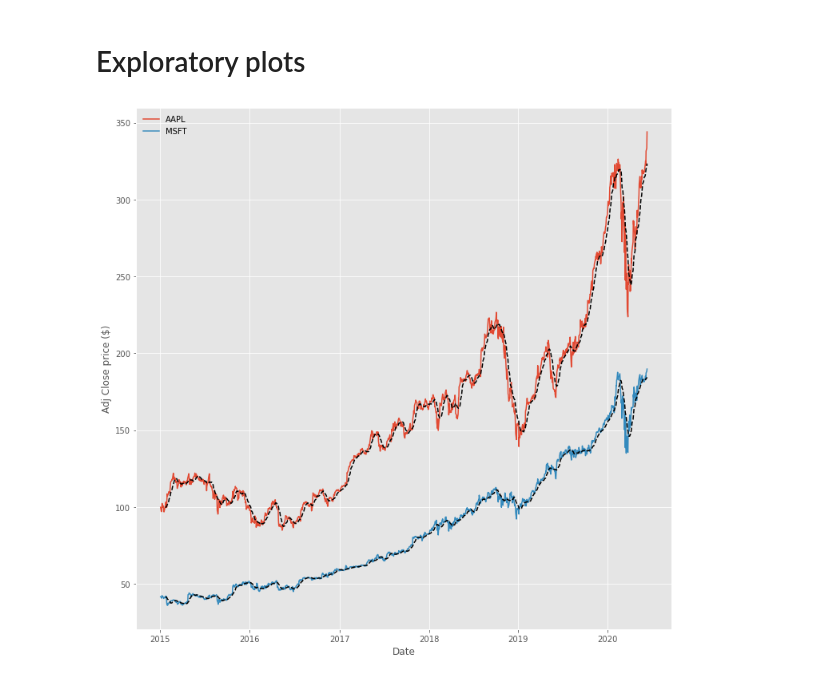
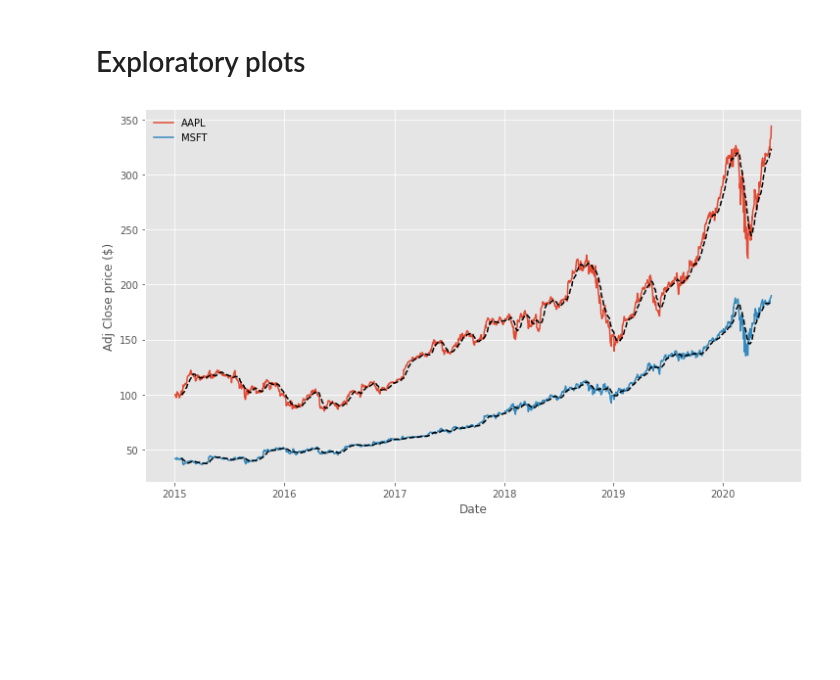
Before and after one commit to alex-rpd/StocksData, a Jupyter notebook: Stocks Data.ipynb, the cells around one changed output. Saved outputs shown, nothing was run; the diff lists cells and outputs as text; code cells hidden in the pictures; blank space fills up the shorter version.

Commit message:
modified figure, added comments

```diff
--- a/Stocks Data.ipynb
+++ b/Stocks Data.ipynb
@@ -52,24 +61,25 @@ df = yf.download(stocks,
 # Exploratory plots
 # %%
 plot = True
-plt.figure(figsize=(12,12))
+plt.figure(figsize=(12,7))
 if plot:
     if len(stocks) == 1:
         plt.plot(df.index, df['Adj Close'], label=stocks[0])
         plt.plot(df.index, df['Adj Close'].rolling(window=14).mean(), '--k')
         plt.legend(frameon=False)
         plt.xlabel('Date')
         plt.ylabel('Adj Close price ($)')
         plt.show()
 
     else:
         for stock in stocks:
             plt.plot(df.index, df['Adj Close'][stock], label=stock)
             plt.plot(df.index, df['Adj Close'][stock].rolling(window=14).mean(), '--k')
 
         plt.legend(frameon=False)
         plt.xlabel('Date')
         plt.ylabel('Adj Close price ($)')
+        plt.savefig(fname='Figure_1.png', bbox_tight=True, transparency=True, dpi=400)
         plt.show()
 # %% [output]
-[figure, old version]
+[figure, new version]
```
Also changed, not shown: parts of 3 cells of this notebook, 1 other file.
